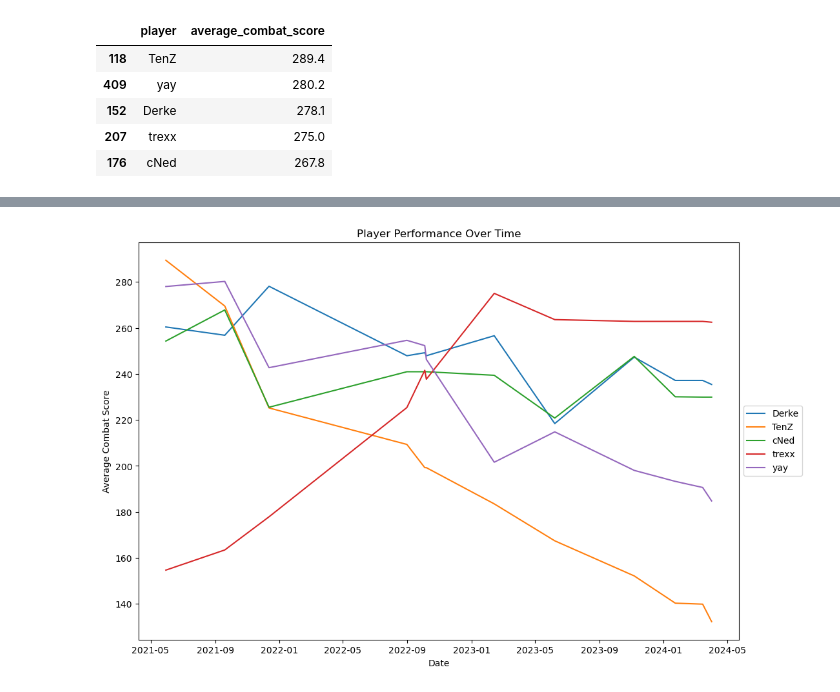
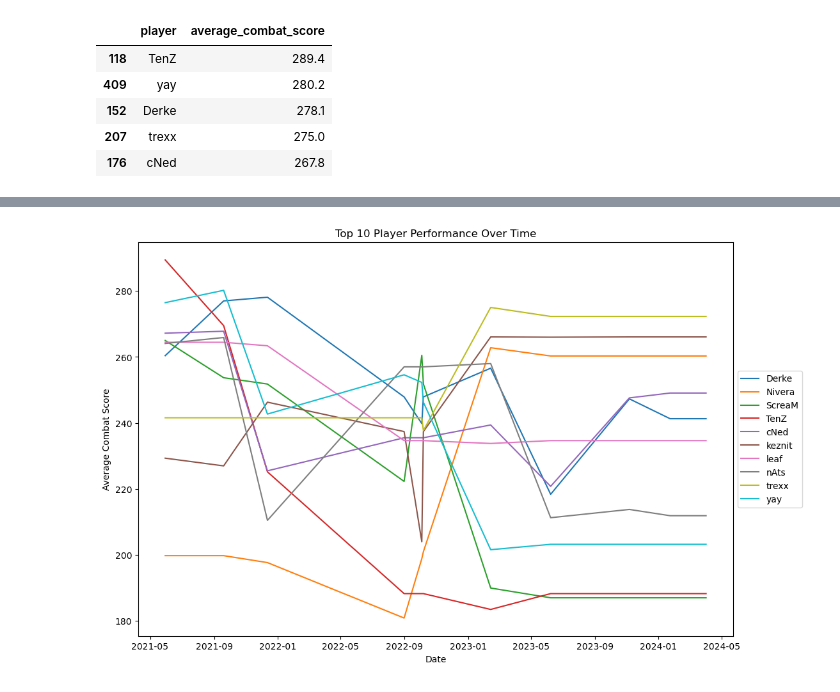
Before and after one commit to agbandong/valorant-boosted-tree, a Jupyter notebook: ACS_Prediction_Model_test.ipynb, the cells around one changed output, grey strips where cells are left out. Saved outputs shown, nothing was run; the diff lists cells and outputs as text; code cells hidden in the pictures.

Commit message:
Added top 10 graphs

```diff
--- a/ACS_Prediction_Model_test.ipynb
+++ b/ACS_Prediction_Model_test.ipynb
@@ -332 +340,21 @@ all_data_extend
 1200 rows × 18 columns
+# %%
+# Plot of all player performance over time
+
+# Create a larger figure
+fig, ax = plt.subplots(figsize=(12, 8))
+
+# Plotting the performance of players from every tournament
+for player_name, player_data in all_data_extend.groupby('player'):
+    ax.plot(player_data['date'], player_data['average_combat_score'], label=player_name)
+
+# Set labels and title
+ax.set_xlabel('Date')
+ax.set_ylabel('Average Combat Score')
+ax.set_title('Player Performance Over Time')
+
+# Move the legend outside the plot box
+ax.legend(loc='center left', bbox_to_anchor=(1, 0.5))
+
+# Show the plot
+plt.show()
@@ -332,0 +363,4 @@ all_data_extend
+# %%
+#Get top 10 players with ACS from this period
+top_ACS_players_all = all_data_extend.sort_values('average_combat_score', ascending=False).drop_duplicates(subset='player', keep='first')
+top_10_ACS_players_all = top_ACS_players[['player', 'average_combat_score']].head(10)
@@ -333,23 +381,23 @@ all_data_extend
 # %%
-top_5_ACS_players_data2 = all_data_extend.loc[all_data_extend['player'].isin(top_5_ACS_players['player'])]
+top_10_ACS_players_data_all = all_data_extend.loc[all_data_extend['player'].isin(top_10_ACS_players_all['player'])]
 # %%
 #Plot performance
 # Create a larger figure
 fig, ax = plt.subplots(figsize=(12, 8))
 
 # Plotting the performance of players from every tournament
-for player_name, player_data in top_5_ACS_players_data2.groupby('player'):
+for player_name, player_data in top_10_ACS_players_data_all.groupby('player'):
     ax.plot(player_data['date'], player_data['average_combat_score'], label=player_name)
 
 # Set labels and title
 ax.set_xlabel('Date')
 ax.set_ylabel('Average Combat Score')
-ax.set_title('Player Performance Over Time')
+ax.set_title('Top 10 Player Performance Over Time')
 
 # Move the legend outside the plot box
 ax.legend(loc='center left', bbox_to_anchor=(1, 0.5))
 
 # Show the plot
 plt.show()
 # %% [output]
-[figure, old version]
+[figure, new version]
```
Also changed, not shown: parts of 19 cells of this notebook.
